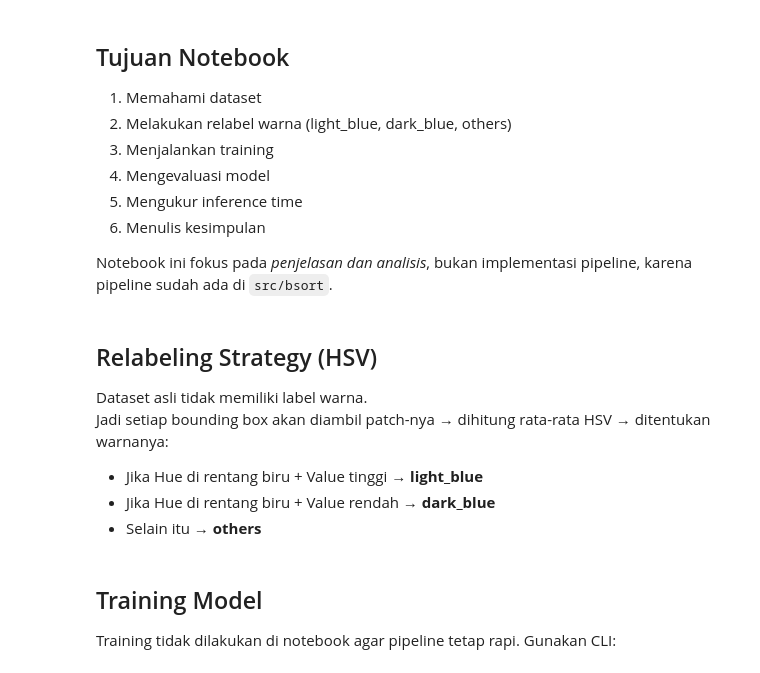
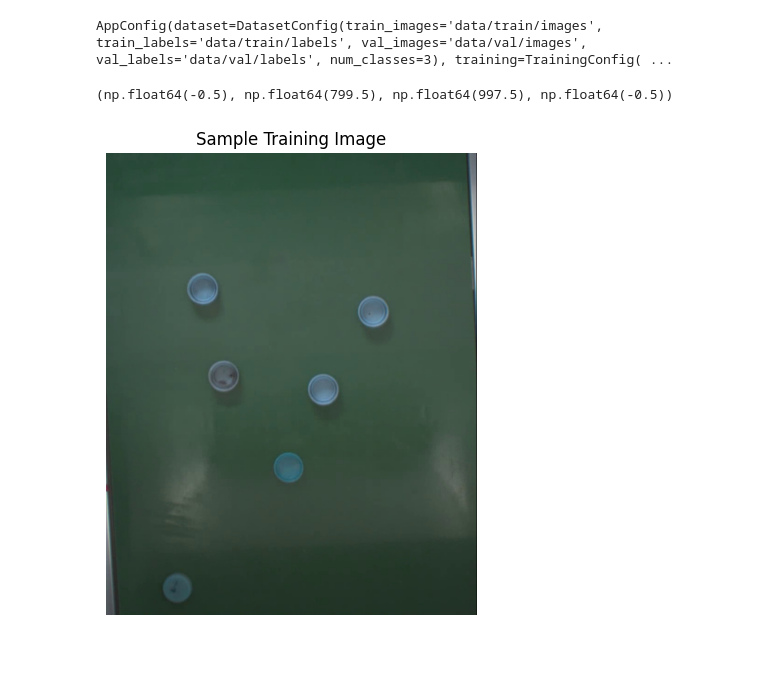
Before and after one commit to suirfan20/BottleCap-bsort-ML, a Jupyter notebook: notebooks/01_experiments_bottlecap.ipynb, the cells around one changed output. Drawn from its saved outputs; the diff is of its cells as text; code cells hidden in the pictures.

```diff
--- a/notebooks/01_experiments_bottlecap.ipynb
+++ b/notebooks/01_experiments_bottlecap.ipynb
@@ -6,37 +11,29 @@ Notebook ini berisi seluruh langkah eksplorasi, relabeling, training, evaluasi,
 from pathlib import Path
 import cv2
 import numpy as np
-import matplotlib.pyplot as plt
+from matplotlib import pyplot as plt
+import glob
+import random
 from ultralytics import YOLO
+import time
 
 from bsort.config import load_config
 
-cfg = load_config("../settings.yaml")
+cfg = load_config(Path("../settings.yaml"))
 cfg
+# %% [output]
+AppConfig(dataset=DatasetConfig(train_images='data/train/images', train_labels='data/train/labels', val_images='data/val/images', val_labels='data/val/labels', num_classes=3), training=TrainingConfig( ...
-# %% [markdown]
-## Tujuan Notebook
-
-1. Memahami dataset
-2. Melakukan relabel warna (light_blue, dark_blue, others)
-3. Menjalankan training
-4. Mengevaluasi model
-5. Mengukur inference time
-6. Menulis kesimpulan
-
-Notebook ini fokus pada *penjelasan dan analisis*, bukan implementasi pipeline, karena pipeline sudah ada di `src/bsort`.
 # %%
-train_images = Path(cfg.dataset.train_images)
-sample = next(train_images.glob("*.jpg"))
-img = cv2.imread(str(sample))
+
+project_root = Path("..").resolve()
+train_dir = project_root / cfg.dataset.train_images
+img_path = random.choice(glob.glob(str(train_dir / "*.jpg")))
+img = cv2.imread(img_path)
+
+plt.figure(figsize=(6,6))
 plt.imshow(cv2.cvtColor(img, cv2.COLOR_BGR2RGB))
+plt.title("Sample Training Image")
 plt.axis("off")
-sample
+# %% [output]
+(np.float64(-0.5), np.float64(799.5), np.float64(997.5), np.float64(-0.5))
+[figure, added]
-# %% [markdown]
-## Relabeling Strategy (HSV)
-
-Dataset asli tidak memiliki label warna.
-Jadi setiap bounding box akan diambil patch-nya → dihitung rata-rata HSV → ditentukan warnanya:
-
-- Jika Hue di rentang biru + Value tinggi → **light_blue**
-- Jika Hue di rentang biru + Value rendah → **dark_blue**
-- Selain itu → **others**
@@ -57,5 +39,0 @@ print("Relabel done (gunakan script data.py)")
-# %% [markdown]
-## Training Model
-
-Training tidak dilakukan di notebook agar pipeline tetap rapi.
-Gunakan CLI:
```
Also changed, not shown: parts of 17 cells of this notebook, 19 other files.
